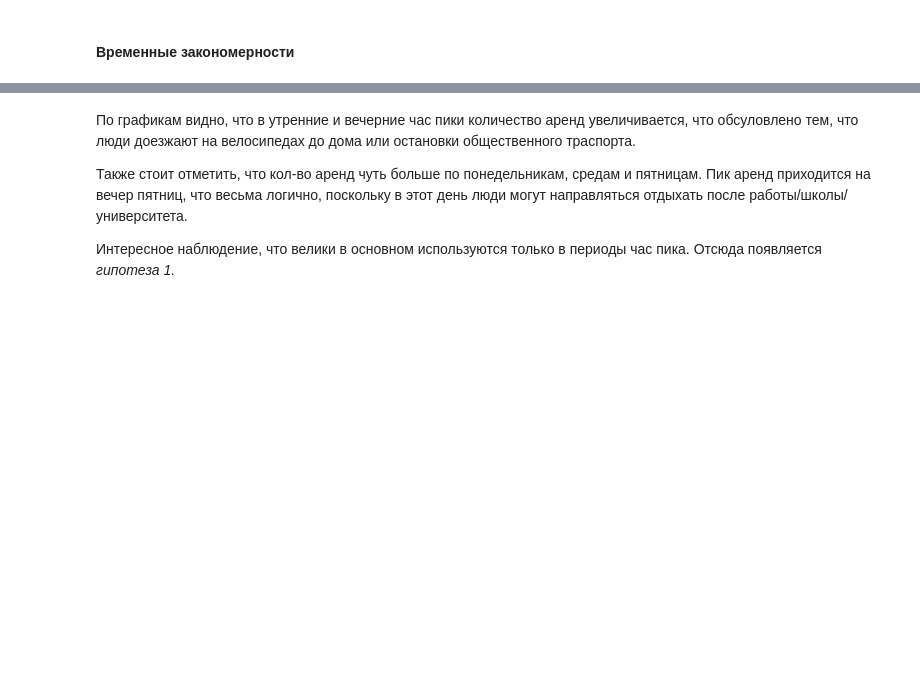
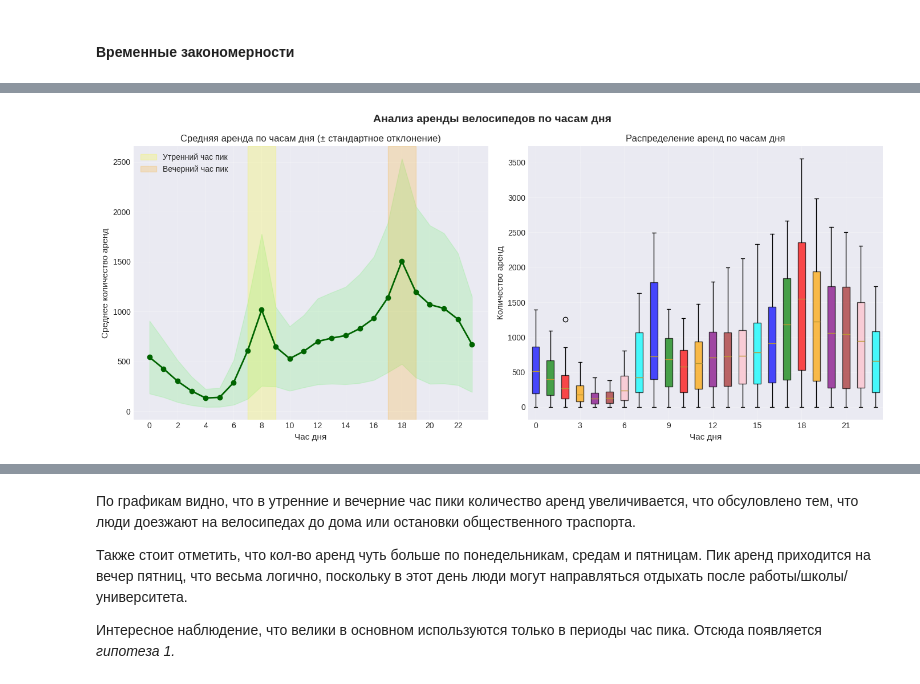
Before and after one commit to Elisavetasa/Statistics-in-Data-Analysis, a Jupyter notebook: Part 2/Равезд_анализ.ipynb, the cells around one changed output, grey strips where cells are left out. Cells and saved outputs as stored; diff of their text form; code cells hidden in the pictures; blank space fills up the shorter version.

```diff
--- a/Part 2/Равезд_анализ.ipynb
+++ b/Part 2/Равезд_анализ.ipynb
@@ -388,0 +416,63 @@ plt.show()
+# %%
+plt.figure(figsize=(14, 6))
+plt.suptitle('Анализ аренды велосипедов по часам дня', fontsize=14, fontweight='bold')
+
+plt.subplot(1, 2, 1)
+
+hours = []
+means = []
+stds = []
+
+for hour in range(24):
+    data_for_hour = df[df['Hour'] == hour]['Rented Bike Count']
+    avg = data_for_hour.mean()
+    std = data_for_hour.std()
+
+    hours.append(hour)
+    means.append(avg)
+    stds.append(std)
+
+plt.plot(hours, means, marker='o', linewidth=2, markersize=6, color='darkgreen')
+
+upper = [means[i] + stds[i] for i in range(len(means))]
+lower = [means[i] - stds[i] for i in range(len(means))]
+plt.fill_between(hours, lower, upper, alpha=0.3, color='lightgreen')
+
+plt.axvspan(7, 9, alpha=0.2, color='yellow', label='Утренний час пик')
+plt.axvspan(17, 19, alpha=0.2, color='orange', label='Вечерний час пик')
+
+plt.xlabel('Час дня', fontsize=11)
+plt.ylabel('Среднее количество аренд', fontsize=11)
+plt.title('Средняя аренда по часам дня (± стандартное отклонение)', fontsize=12)
+plt.xticks(range(0, 24, 2))
+plt.grid(True, alpha=0.3)
+plt.legend(loc='upper left')
+plt.tight_layout()
+
+plt.subplot(1, 2, 2)
+
+all_hour_data = []
+for hour in range(24):
+    hour_data = df[df['Hour'] == hour]['Rented Bike Count']
+    all_hour_data.append(hour_data)
+
+boxplot = plt.boxplot(all_hour_data, patch_artist=True)
+
+colors = ['blue', 'green', 'red', 'orange', 'purple', 'brown',
+          'pink', 'cyan'] * 3
+
+for i, box in enumerate(boxplot['boxes']):
+    color_idx = i % len(colors)
+    box.set_facecolor(colors[color_idx])
+    box.set_alpha(0.7)
+
+plt.xlabel('Час дня', fontsize=11)
+plt.ylabel('Количество аренд', fontsize=11)
+plt.title('Распределение аренд по часам дня', fontsize=12)
+plt.xticks(range(1, 25, 3), range(0, 24, 3))
+plt.grid(True, alpha=0.3)
+
+plt.tight_layout()
+plt.show()
+# %% [output]
+[figure, added]
```
Also changed, not shown: parts of 10 cells of this notebook.
